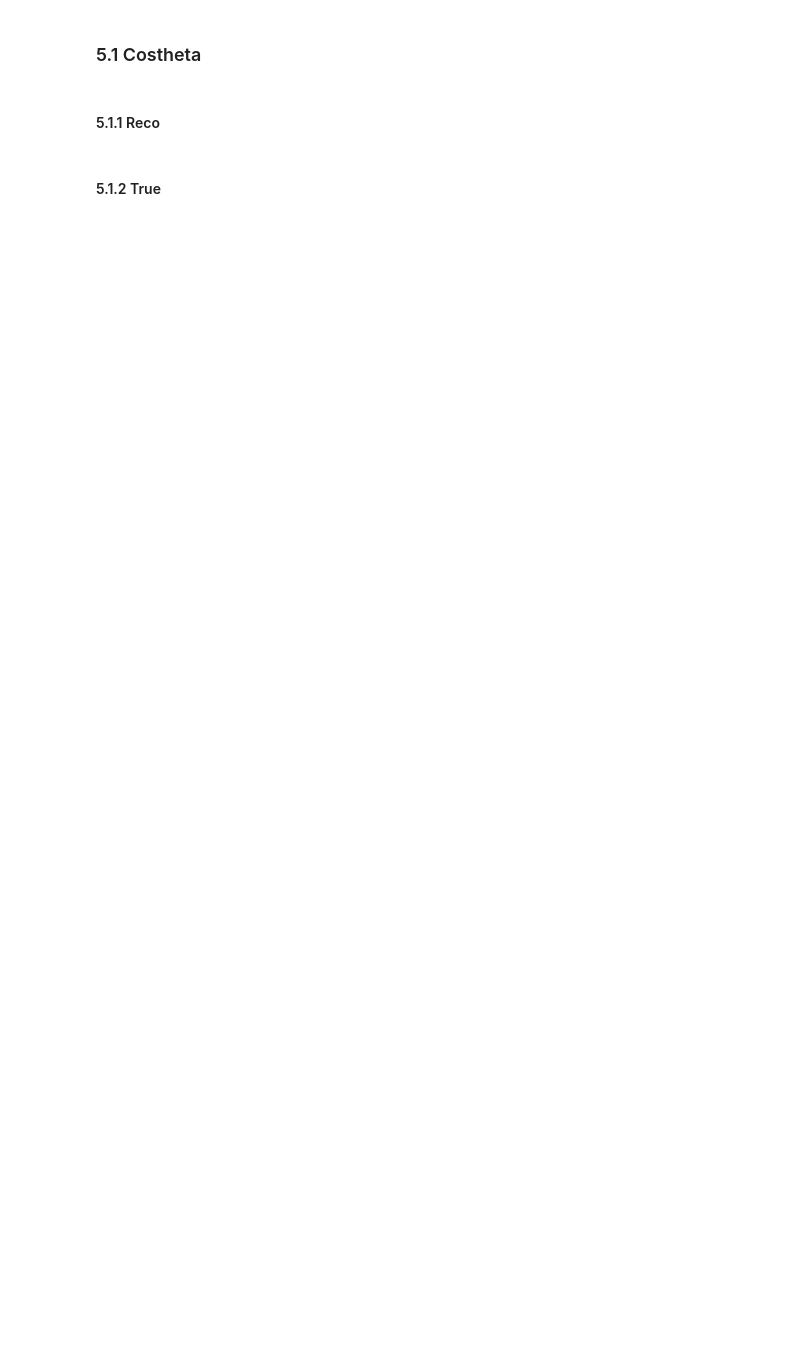
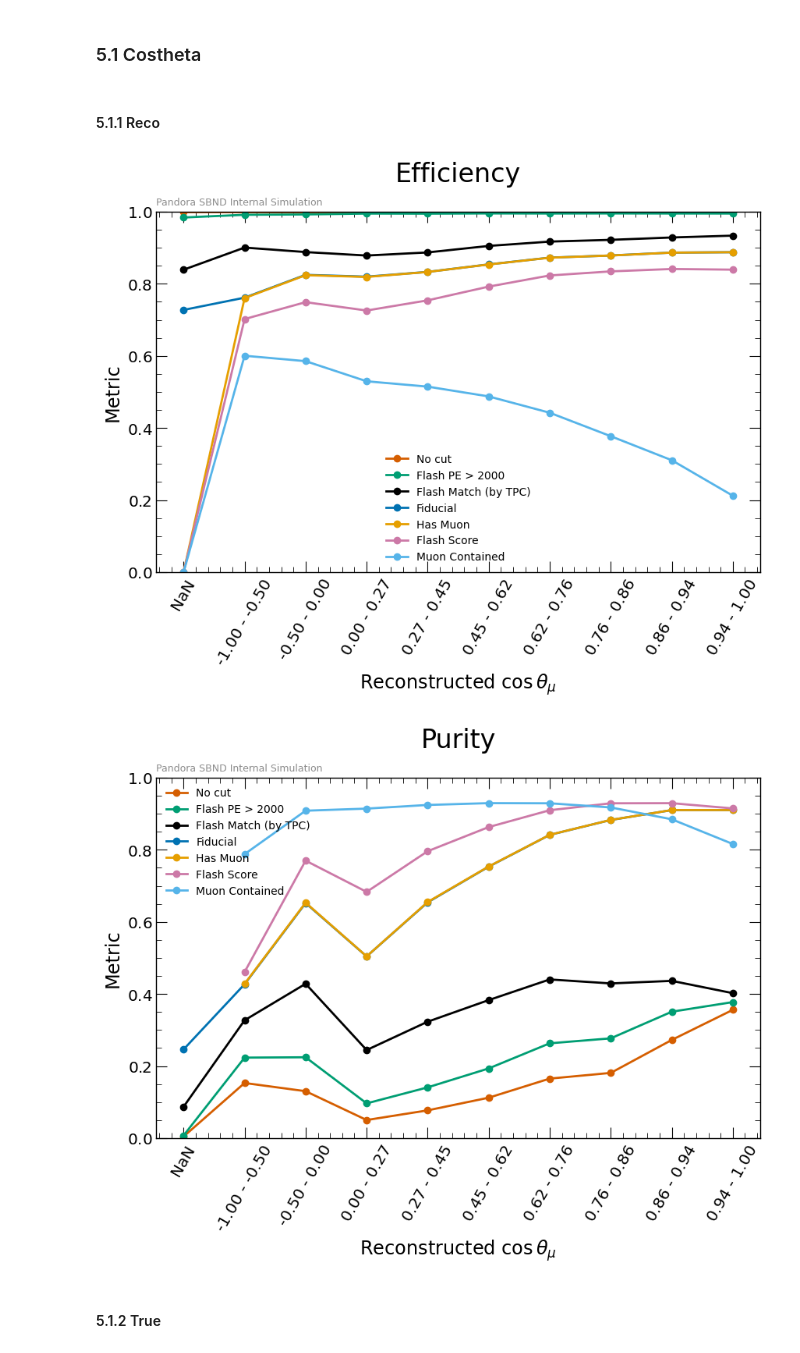
Before and after one commit to bear-is-asleep/cafpyana, a Jupyter notebook: analysis_village/numuincl/interaction_plots.ipynb, the cells around one changed output. Drawn from its saved outputs; the diff is of its cells as text; code cells hidden in the pictures; blank space fills up the shorter version.

```diff
--- a/analysis_village/numuincl/interaction_plots.ipynb
+++ b/analysis_village/numuincl/interaction_plots.ipynb
@@ -2594,6 +2656,41 @@ def plot_matrix_binned(vals,counts,ax,bin_values,bin_labels,cut_labels,label='',
   plotters.add_label(ax,label,where=(0.,1.02),color='gray',alpha=0.9,fontsize=9)
 
   return fig,ax
+
+def plot_line_binned(vals, counts, ax, bin_values, bin_labels, cut_labels, label='', xlabel='', remove_dummy_col=True, title='', roll=False, **kwargs):
+  assert (np.nanmax(vals) <= 1.0) & (np.nanmin(vals) >= 0.0), f'max(vals) = {np.max(vals)}. Expect vals between 0 and 1'
+  assert np.shape(vals) == np.shape(counts), f'vals.shape = {np.shape(vals)} != {np.shape(counts)} = counts.shape'
+
+  fig, ax = plt.subplots()
+
+  if remove_dummy_col:
+    vals = vals[1:]
+    counts = counts[1:]
+    bin_values = bin_values[1:]
+    bin_labels = bin_labels[1:]
+
+  if roll:
+    bin_labels = np.roll(bin_labels, 1)
+    bin_values = np.roll(bin_values, 1)
+    counts = np.roll(counts, 1, axis=1)
+    vals = np.roll(vals, 1, axis=1)
+
+  x = np.arange(len(bin_values))
+  vals = vals.T
+  counts = counts.T
+  for i, cut in enumerate(cut_labels):
+    ax.plot(x, vals[i], marker='o', label=cut)
+
+  ax.set_xticks(x)
+  ax.set_xticklabels(bin_labels, rotation=60)
+  ax.set_ylim(0, 1)
+  ax.set_xlabel(xlabel)
+  ax.set_ylabel('Metric')
+  ax.set_title(title)
+  ax.legend(ncol=2)
+  plotters.add_label(ax, label, where=(0., 1.02), color='gray', alpha=0.9, fontsize=9)
+
+  return fig, ax
 # %% [markdown]
 ### 5.1 Costheta
 # %% [markdown]
@@ -2615,13 +2713,16 @@ costheta_slc_purs,costheta_slc_effs,costheta_slc_f1s,costheta_slc_true_events,co
 # %%
-fig,ax = plot_matrix_binned(costheta_slc_effs,costheta_slc_true_events,ax,costheta_slc_binning,costheta_bin_labels,['No cut']+PAND_CUT_LABELS,
+fig,ax = plot_line_binned(costheta_slc_effs,costheta_slc_true_events,ax,costheta_slc_binning,costheta_bin_labels,cut_labels,
   remove_dummy_col=False,
   label=PANDORA_QUALIFIER_INTERNAL_LABEL,xlabel=r'Reconstructed $\cos\theta_\mu$',title='Efficiency',cmap='Greens')
 plotters.save_plot('eff_costheta_binned',fig=fig,folder_name=f'{PLOT_DIR}/pandora')
-fig,ax = plot_matrix_binned(costheta_slc_purs,costheta_slc_true_events,ax,costheta_slc_binning,costheta_bin_labels,['No cut']+PAND_CUT_LABELS,
+fig,ax = plot_line_binned(costheta_slc_purs,costheta_slc_true_events,ax,costheta_slc_binning,costheta_bin_labels,cut_labels,
   remove_dummy_col=False,
   label=PANDORA_QUALIFIER_INTERNAL_LABEL,xlabel=r'Reconstructed $\cos\theta_\mu$',title='Purity',cmap='Blues')
 plotters.save_plot('pur_costheta_binned',fig=fig,folder_name=f'{PLOT_DIR}/pandora')
-plt.close('all')
+#plt.close('all')
+# %% [output]
+[figure, added]
+[figure, added]
 # %%
 # m1 = slc_mc.data.reco_costheta_bin == -1
 # m2 = np.isin(slc_mc.data.truth.event_type,[0,1])
```
Also changed, not shown: parts of 63 cells of this notebook, 5 other files.
